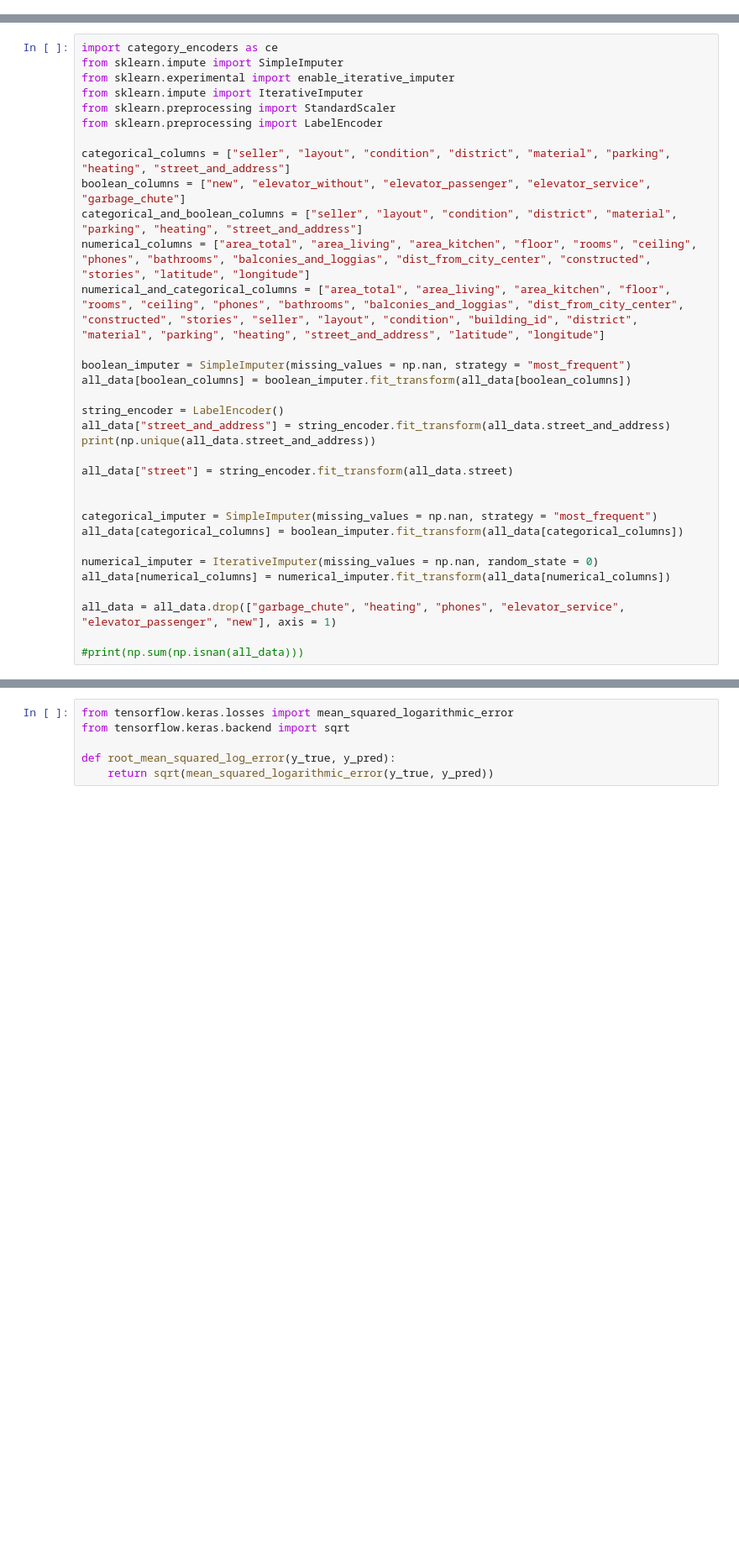
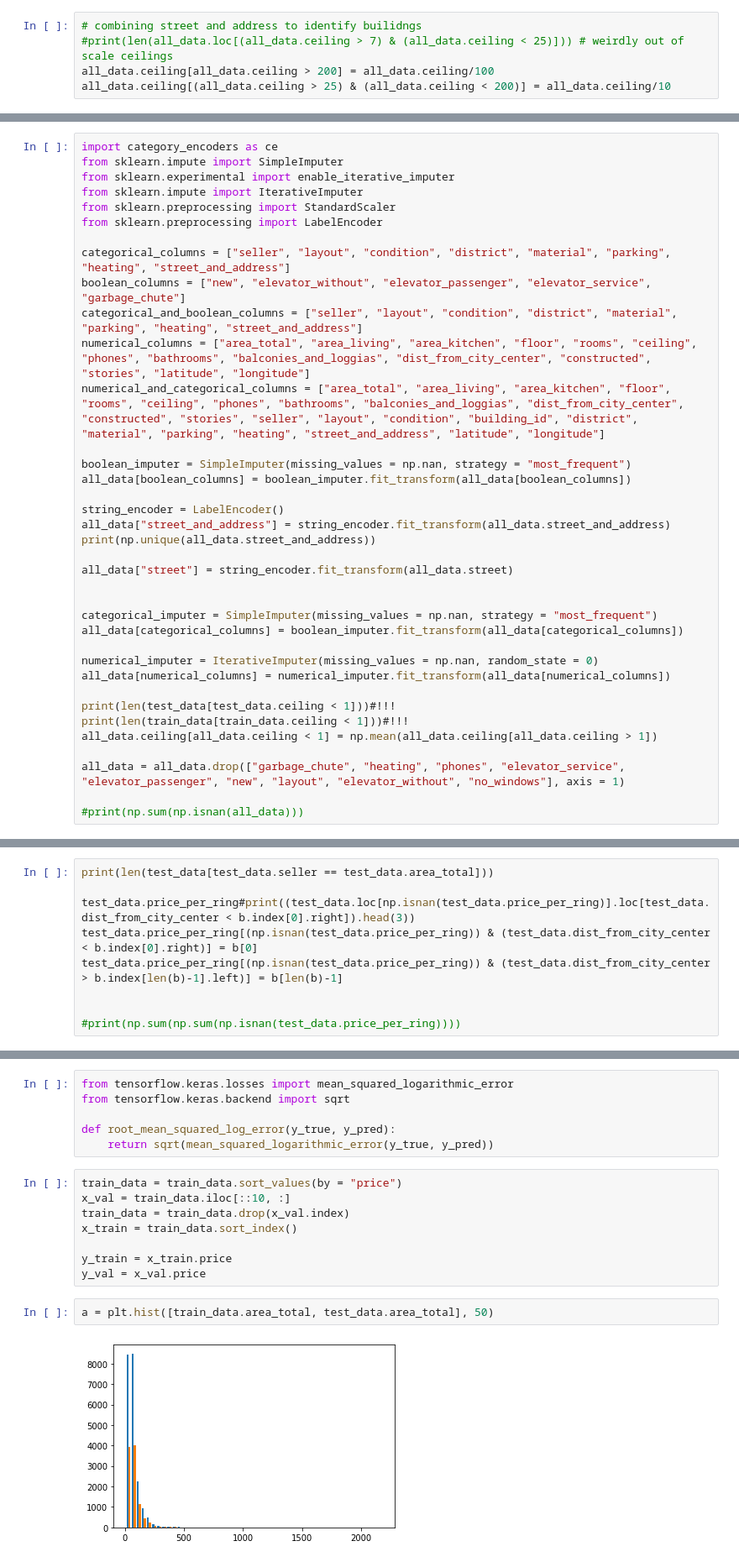
Before and after one commit to kirill-menke/house-pricing-prediction, a Jupyter notebook: moritz_notebook.ipynb, the cells around one changed output, grey strips where cells are left out. Shown at 84% size. Saved outputs shown, nothing was run; the diff lists cells and outputs as text; blank space fills up the shorter version.

```diff
--- a/moritz_notebook.ipynb
+++ b/moritz_notebook.ipynb
@@ -37,3 +33,8 @@ def euclid_dist_from_center(lat, long):
     long_city_center = 37.6
 
     return np.sqrt(np.power(np.abs(lat_city_center - lat), 2) + np.power(np.abs(long_city_center - long), 2))
+# %%
+# combining street and address to identify builidngs
+#print(len(all_data.loc[(all_data.ceiling > 7) & (all_data.ceiling < 25)])) # weirdly out of scale ceilings
+all_data.ceiling[all_data.ceiling > 200] = all_data.ceiling/100
+all_data.ceiling[(all_data.ceiling > 25) & (all_data.ceiling < 200)] = all_data.ceiling/10
@@ -86,7 +133,11 @@ all_data[categorical_columns] = boolean_imputer.fit_transform(all_data[categoric
 numerical_imputer = IterativeImputer(missing_values = np.nan, random_state = 0)
 all_data[numerical_columns] = numerical_imputer.fit_transform(all_data[numerical_columns])
 
-all_data = all_data.drop(["garbage_chute", "heating", "phones", "elevator_service", "elevator_passenger", "new"], axis = 1)
+print(len(test_data[test_data.ceiling < 1]))#!!!
+print(len(train_data[train_data.ceiling < 1]))#!!!
+all_data.ceiling[all_data.ceiling < 1] = np.mean(all_data.ceiling[all_data.ceiling > 1])
+
+all_data = all_data.drop(["garbage_chute", "heating", "phones", "elevator_service", "elevator_passenger", "new", "layout", "elevator_without", "no_windows"], axis = 1)
 
 #print(np.sum(np.isnan(all_data)))
 # %% [output]
@@ -199,0 +272,9 @@ aojfn 0
+# %%
+print(len(test_data[test_data.seller == test_data.area_total]))
+
+test_data.price_per_ring#print((test_data.loc[np.isnan(test_data.price_per_ring)].loc[test_data.dist_from_city_center < b.index[0].right]).head(3))
+test_data.price_per_ring[(np.isnan(test_data.price_per_ring)) & (test_data.dist_from_city_center < b.index[0].right)] = b[0]
+test_data.price_per_ring[(np.isnan(test_data.price_per_ring)) & (test_data.dist_from_city_center > b.index[len(b)-1].left)] = b[len(b)-1]
+
+
+#print(np.sum(np.sum(np.isnan(test_data.price_per_ring))))
@@ -203,3 +294,15 @@ from tensorflow.keras.backend import sqrt
 
 def root_mean_squared_log_error(y_true, y_pred):
     return sqrt(mean_squared_logarithmic_error(y_true, y_pred))
+# %%
+train_data = train_data.sort_values(by = "price")
+x_val = train_data.iloc[::10, :]
+train_data = train_data.drop(x_val.index)
+x_train = train_data.sort_index()
+
+y_train = x_train.price
+y_val = x_val.price
+# %%
+a = plt.hist([train_data.area_total, test_data.area_total], 50)
+# %% [output]
+[figure, added]
```
Also changed, not shown: parts of 22 cells of this notebook, 3 other files.
